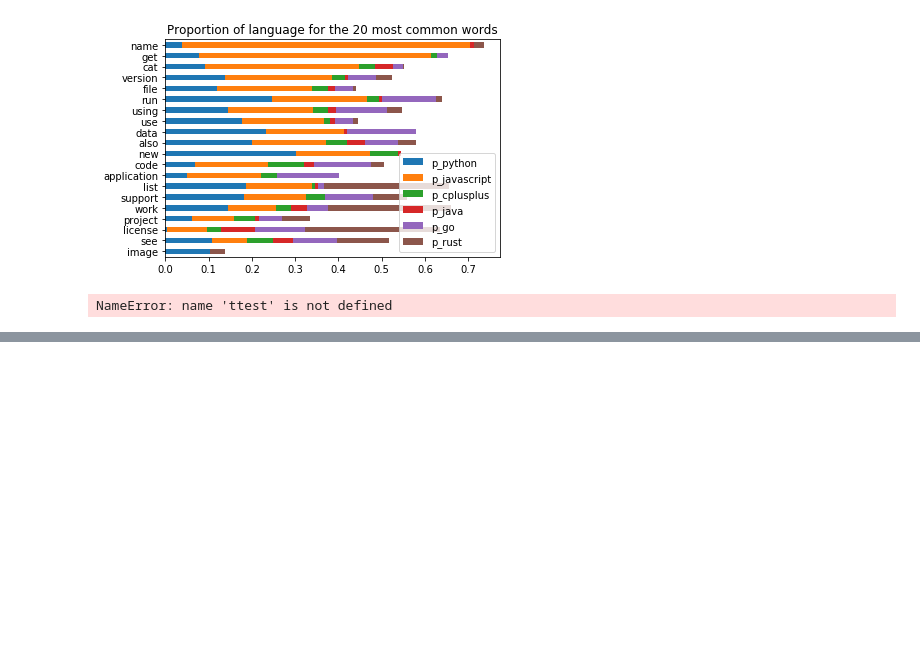
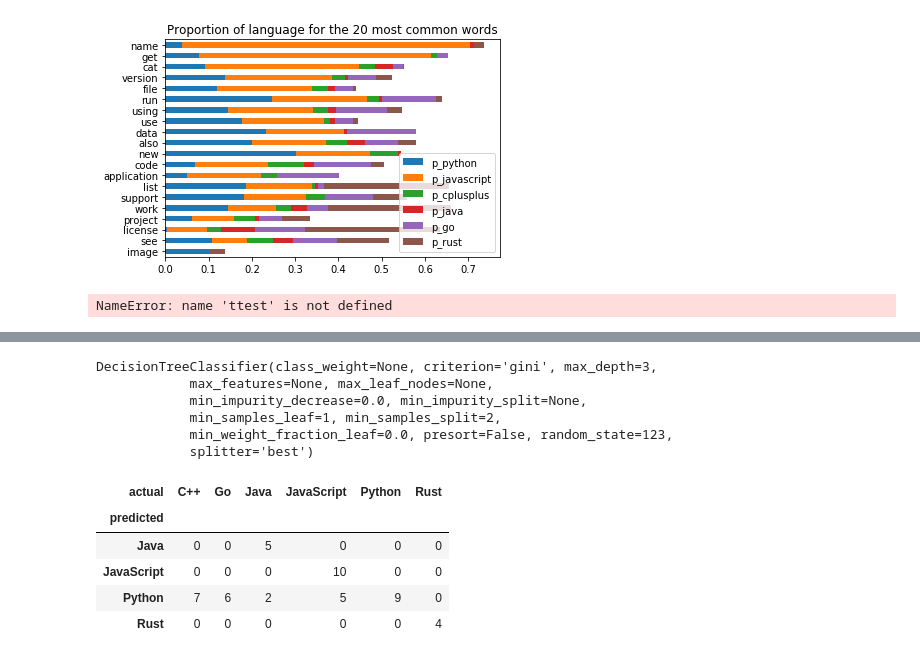
Before and after one commit to sandy-matthew-nlp/github_readme_language_analysis, a Jupyter notebook: explore_msc.ipynb, the cells around one changed output, grey strips where cells are left out. Drawn from its saved outputs; the diff is of its cells as text; code cells hidden in the pictures; blank space fills up the shorter version.

```diff
--- a/explore_msc.ipynb
+++ b/explore_msc.ipynb
@@ -357,0 +431,26 @@ NameError: name 'ttest' is not defined
+# %%
+# fit decision tree model on tf-idf
+clf.fit(train_tfidf_values, y_train)
+# %% [output]
+DecisionTreeClassifier(class_weight=None, criterion='gini', max_depth=3,
+            max_features=None, max_leaf_nodes=None,
+            min_impurity_decrease=0.0, min_impurity_split=None,
+            min_samples_leaf=1, min_samples_split=2,
+            min_weight_fraction_leaf=0.0, presort=False, random_state=123,
+            splitter='best')
+# %%
+# predict based on decision tree utilizing tfidf
+y_pred = clf.predict(train_tfidf_values)
+y_pred_proba = clf.predict_proba(train_tfidf_values)
+# %%
+# make dataframe out of actual vs predicted values
+df = pd.DataFrame(dict(actual=y_train, predicted=y_pred))
+# %%
+pd.crosstab(df.predicted, df.actual)
+# %% [output]
+| actual | C++ | Go | Java | JavaScript | Python | Rust |
+| predicted |  |  |  |  |  |  |
+| Java | 0 | 0 | 5 | 0 | 0 | 0 |
+| JavaScript | 0 | 0 | 0 | 10 | 0 | 0 |
+| Python | 7 | 6 | 2 | 5 | 9 | 0 |
+| Rust | 0 | 0 | 0 | 0 | 0 | 4 |
```
Also changed, not shown: parts of 19 cells of this notebook, 1 other file.
